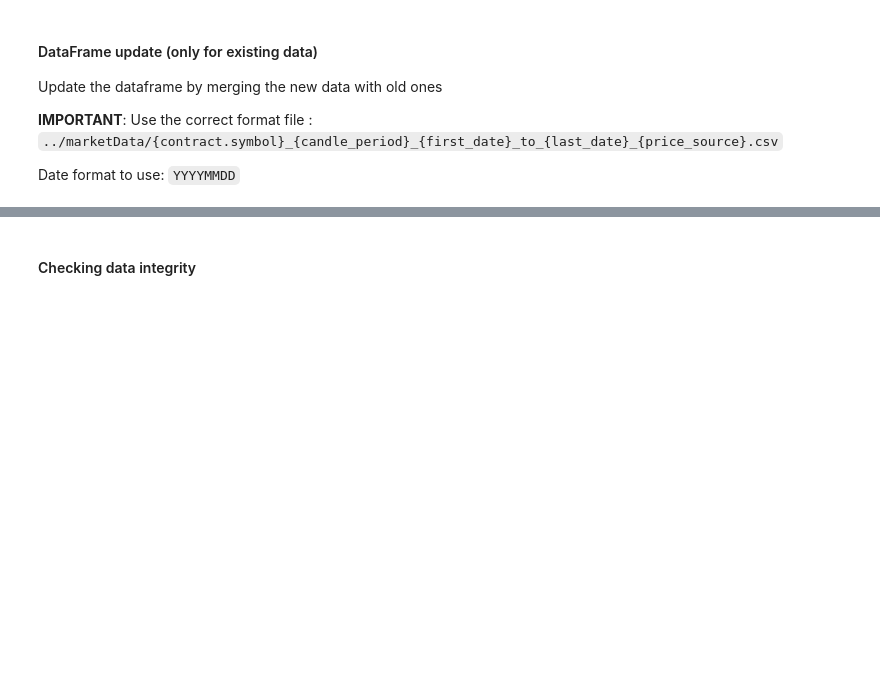
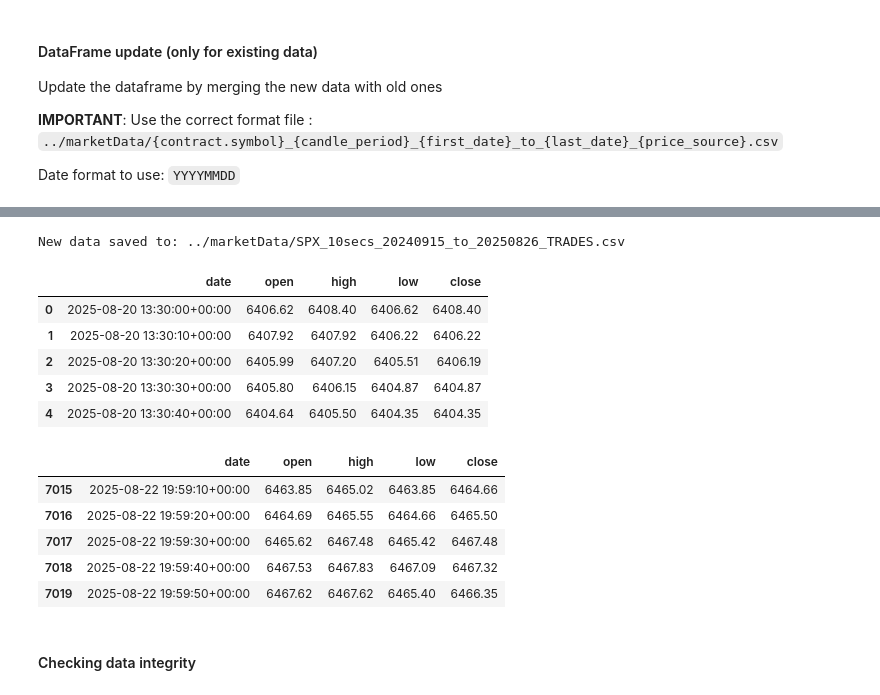
Before and after one commit to FinTechCpp/fast-backtest-app, a Jupyter notebook: Notebooks/IBKR_API.ipynb, the cells around one changed output, grey strips where cells are left out. Cells and saved outputs as stored; diff of their text form; code cells hidden in the pictures; blank space fills up the shorter version.

```diff
--- a/Notebooks/IBKR_API.ipynb
+++ b/Notebooks/IBKR_API.ipynb
@@ -181,3 +318,36 @@ if os.path.exists(existing_file_path):
+# %%
+# Nouvelle cellule pour le premier téléchargement de données (pas de fichier existant)
+
+import os
+
+# save_path doit être défini comme dans la cellule précédente
+# save_path = f"../marketData/{contract.symbol}_10secs_20240915_to_20250826_{price_source}.csv"
+
+save_path = f"../marketData/{contract.symbol}_10secs_20240915_to_20250826_{price_source}.csv" # Here, enter the correct file path for the new csv data file
+
+# Sauvegarder le DataFrame nouvellement téléchargé
+new_df.to_csv(save_path, index=True)
+print(f"New data saved to: {save_path}")
+
+# Vérification optionnelle
+import pandas as pd
+df_check = pd.read_csv(save_path, index_col=0)
+display(df_check.head())
+display(df_check.tail())
+# %% [output]
+New data saved to: ../marketData/SPX_10secs_20240915_to_20250826_TRADES.csv
+|  | date | open | high | low | close |
+| 0 | 2025-08-20 13:30:00+00:00 | 6406.62 | 6408.40 | 6406.62 | 6408.40 |
+| 1 | 2025-08-20 13:30:10+00:00 | 6407.92 | 6407.92 | 6406.22 | 6406.22 |
+| 2 | 2025-08-20 13:30:20+00:00 | 6405.99 | 6407.20 | 6405.51 | 6406.19 |
+| 3 | 2025-08-20 13:30:30+00:00 | 6405.80 | 6406.15 | 6404.87 | 6404.87 |
+| 4 | 2025-08-20 13:30:40+00:00 | 6404.64 | 6405.50 | 6404.35 | 6404.35 |
+|  | date | open | high | low | close |
+| 7015 | 2025-08-22 19:59:10+00:00 | 6463.85 | 6465.02 | 6463.85 | 6464.66 |
+| 7016 | 2025-08-22 19:59:20+00:00 | 6464.69 | 6465.55 | 6464.66 | 6465.50 |
+| 7017 | 2025-08-22 19:59:30+00:00 | 6465.62 | 6467.48 | 6465.42 | 6467.48 |
+| 7018 | 2025-08-22 19:59:40+00:00 | 6467.53 | 6467.83 | 6467.09 | 6467.32 |
+| 7019 | 2025-08-22 19:59:50+00:00 | 6467.62 | 6467.62 | 6465.40 | 6466.35 |
 # %% [markdown]
 #### Checking data integrity
 # %%
```
Also changed, not shown: parts of 7 cells of this notebook, 2 other files.
